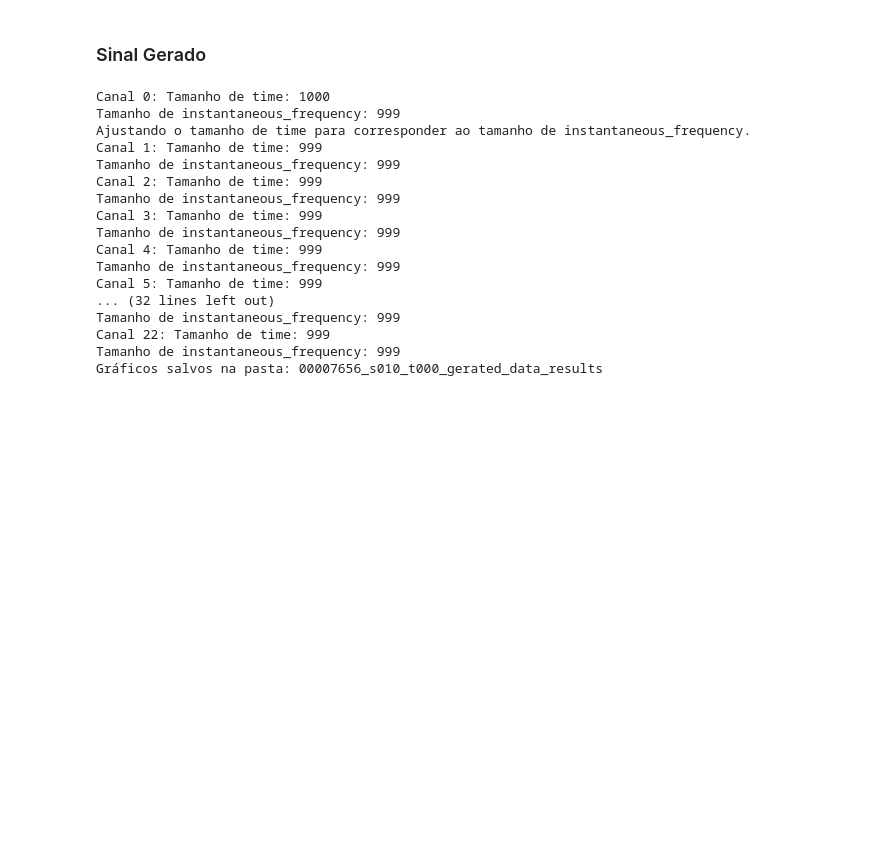
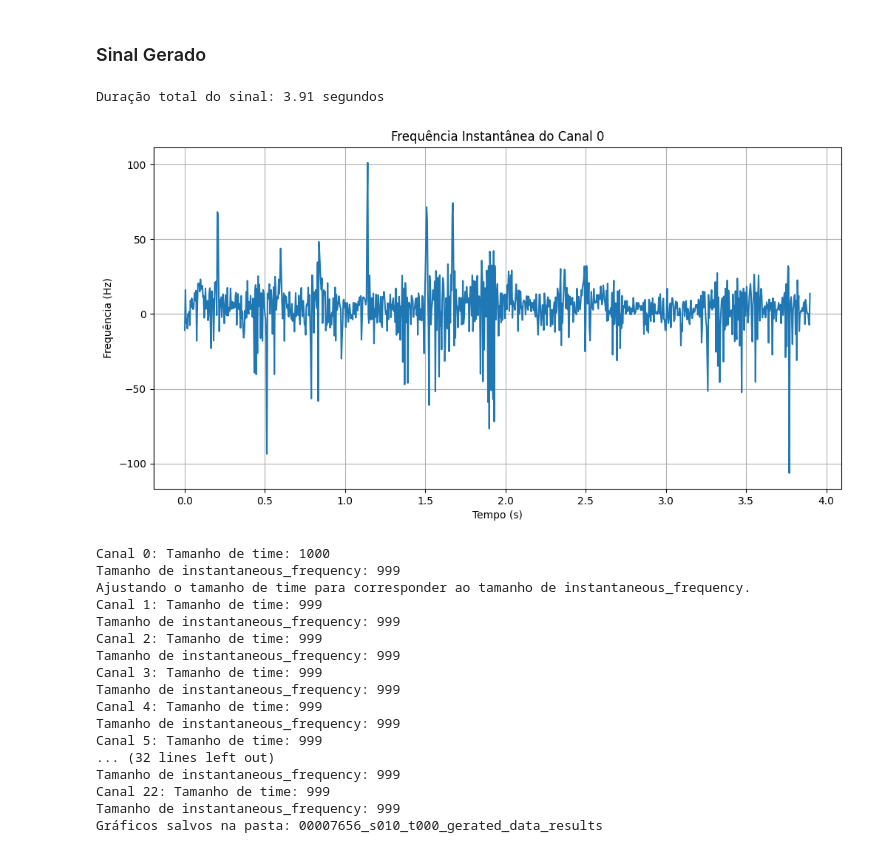
Before and after one commit to labneoc/generativediffusion, a Jupyter notebook: preprocessing.ipynb, the cells around one changed output. Drawn from its saved outputs; the diff is of its cells as text; code cells hidden in the pictures; blank space fills up the shorter version.

```diff
--- a/preprocessing.ipynb
+++ b/preprocessing.ipynb
@@ -745,6 +551,33 @@ plt.show()
 # Carregar o arquivo .npy
 signal_path = './00007656_s010_t000_gerated_data/synthetic0.npy'
 signal = np.load(signal_path)
+# %%
+signal = np.load('./00007656_s010_t000_gerated_data/synthetic0.npy')  # (23, 1000)
+sfreq = 256.0  # Hz
+
+# Verifique o tempo real baseado na frequência de amostragem
+total_time = signal.shape[1] / sfreq
+print(f"Duração total do sinal: {total_time:.2f} segundos")
+
+# Plotar um canal
+channel = 0
+sig = signal[channel]
+analytic = hilbert(sig)
+envelope = np.abs(analytic)
+phase = np.unwrap(np.angle(analytic))
+frequency = np.diff(phase) / (2.0 * np.pi) * sfreq
+time = np.arange(len(frequency)) / sfreq
+
+plt.figure(figsize=(12, 6))
+plt.plot(time, frequency, label='Frequência Instantânea')
+plt.xlabel("Tempo (s)")
+plt.ylabel("Frequência (Hz)")
+plt.title(f"Frequência Instantânea do Canal {channel}")
+plt.grid()
+plt.show()
+# %% [output]
+Duração total do sinal: 3.91 segundos
+[figure, added]
 # %%
 # Função para calcular o Hilbert Spectrum
 def calculate_hilbert_spectrum(signal, sfreq):
```
Also changed, not shown: parts of 3 cells of this notebook, 1 other file.
